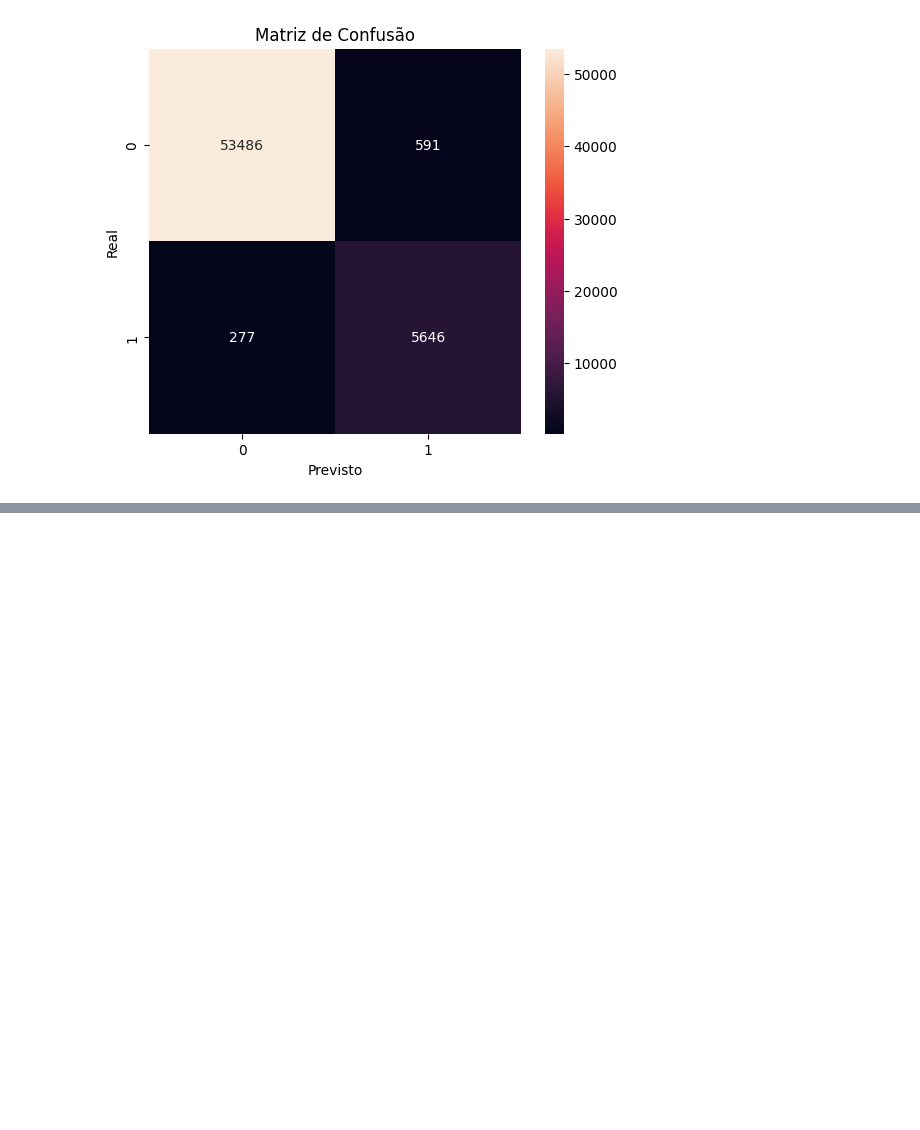
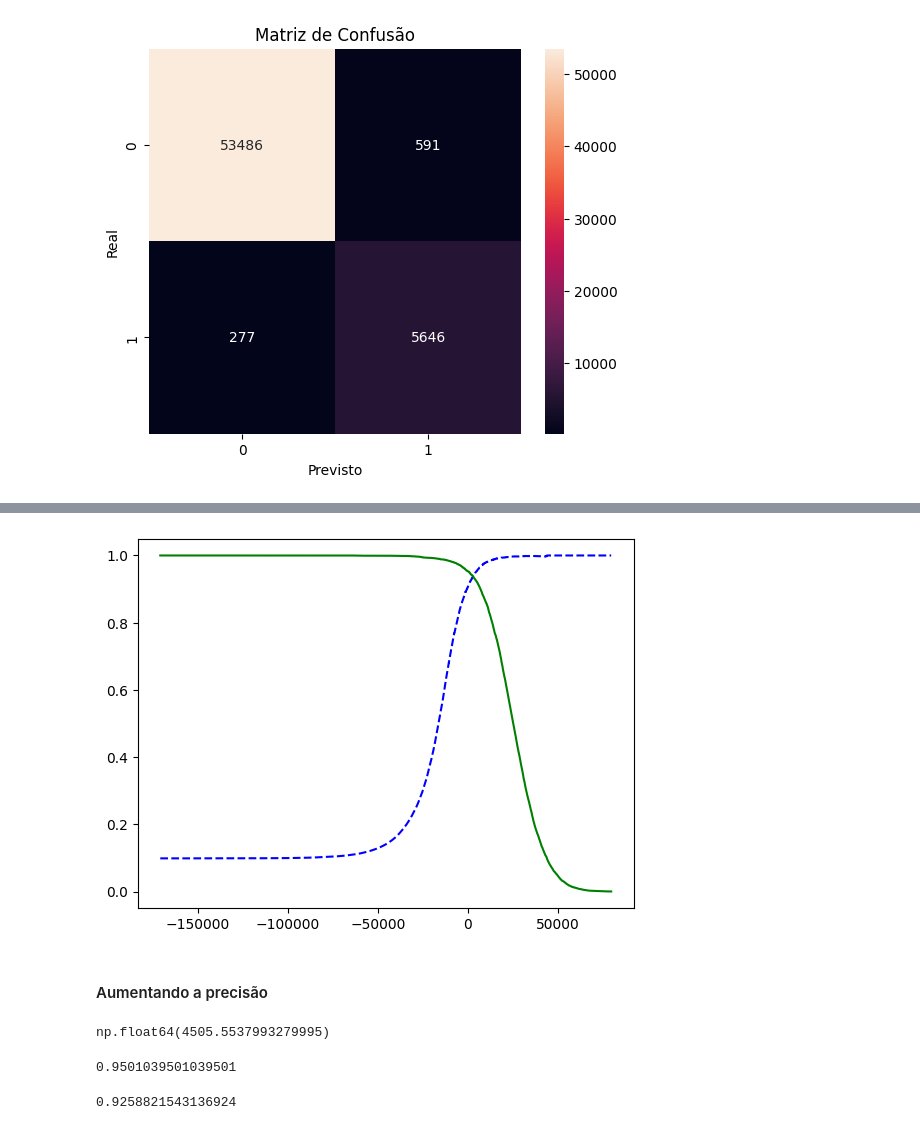
Before and after one commit to RafaelSouza-13/MNIST, a Jupyter notebook: MNIST.ipynb, the cells around one changed output, grey strips where cells are left out. Saved outputs shown, nothing was run; the diff lists cells and outputs as text; code cells hidden in the pictures; blank space fills up the shorter version.

```diff
--- a/MNIST.ipynb
+++ b/MNIST.ipynb
@@ -165,0 +195,4 @@ plt.show()
+# %%
+threshold = 0
+y_some_digit_predict = (y_scores > threshold)
+y_some_digit_predict
@@ -165,0 +207,21 @@ plt.show()
+# %%
+y_scores = cross_val_predict(sgd_classifier, X_train, y_train_0, cv=3, method="decision_function")
+# %%
+precisions, recalls, thresholds = precision_recall_curve(y_train_0, y_scores)
+# %%
+def plot_precision_recall_vs_threshold(precisions, recalls, thresholds):
+    plt.plot(thresholds, precisions[:-1], "b--", label="Precision")
+    plt.plot(thresholds, recalls[:-1], "g-", label="Recall")
+    [...]
+# %%
+plot_precision_recall_vs_threshold(precisions, recalls, threshold)
+plt.show()
+# %% [output]
+[figure, added]
+# %% [markdown]
+#### Aumentando a precisão
+# %%
+threshold_95_precision = thresholds[np.argmax(precisions >= 0.95)]
+threshold_95_precision
+# %% [output]
+np.float64(4505.5537993279995)
@@ -165,0 +230,8 @@ plt.show()
+# %%
+precision_score(y_train_0, y_train_pred_95)
+# %% [output]
+0.9501039501039501
+# %%
+recall_score(y_train_0, y_train_pred_95)
+# %% [output]
+0.9258821543136924
```
Also changed, not shown: parts of 13 cells of this notebook.
